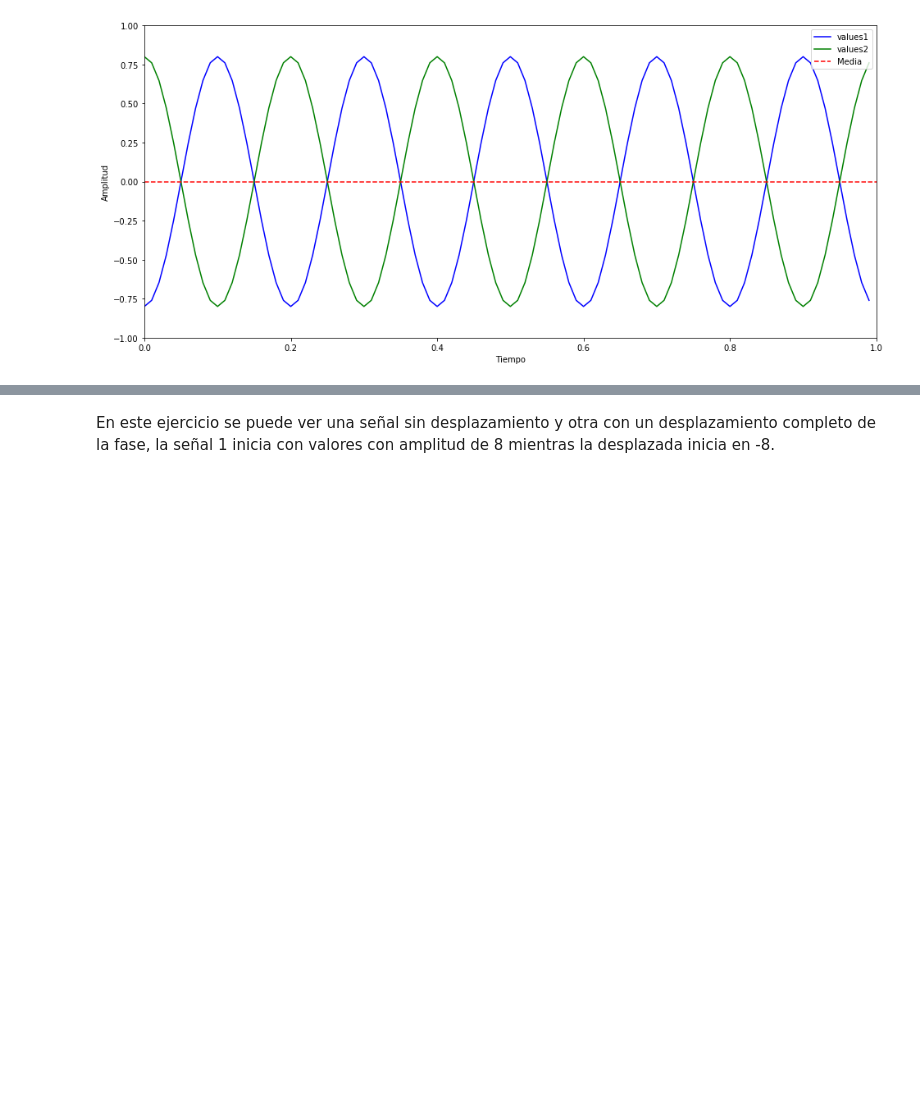
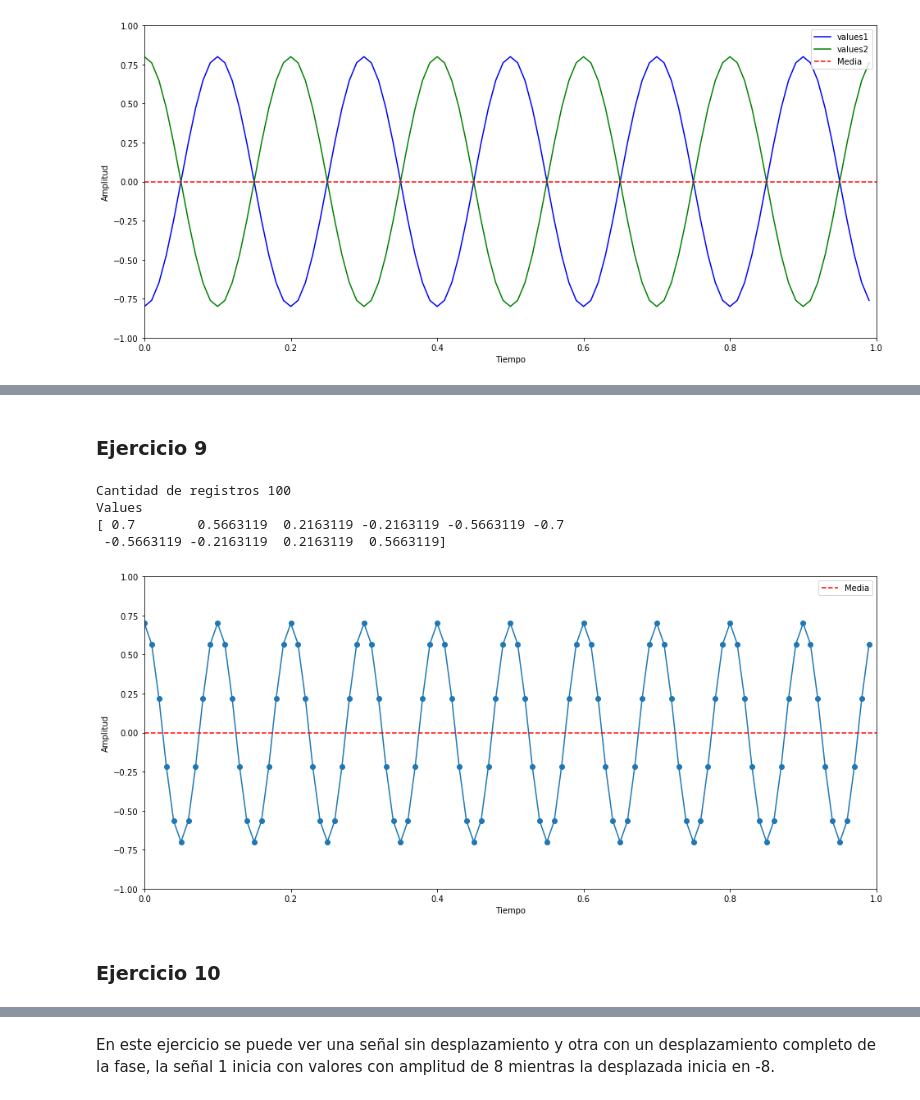
Before and after one commit to avelezd/arimamodel_tsforecasting, a Jupyter notebook: notebooks/02_timeseries_experiments/sinusoidal_timeseries.ipynb, the cells around one changed output, grey strips where cells are left out. Cells and saved outputs as stored; diff of their text form; code cells hidden in the pictures; blank space fills up the shorter version.

```diff
--- a/notebooks/02_timeseries_experiments/sinusoidal_timeseries.ipynb
+++ b/notebooks/02_timeseries_experiments/sinusoidal_timeseries.ipynb
@@ -187,0 +201,15 @@ Values
+# %% [markdown]
+### Ejercicio 9
+# %%
+A9 = .7
+f9 = 10
+serie9 = get_xvalues(t, A9, f9, phi6)
+plot_wave(t, serie9)
+# %% [output]
+Cantidad de registros 100
+Values
+[ 0.7        0.5663119  0.2163119 -0.2163119 -0.5663119 -0.7
+ -0.5663119 -0.2163119  0.2163119  0.5663119]
+[figure, added]
+# %% [markdown]
+### Ejercicio 10
```
Also changed, not shown: parts of 79 cells of this notebook, 1 other file.
